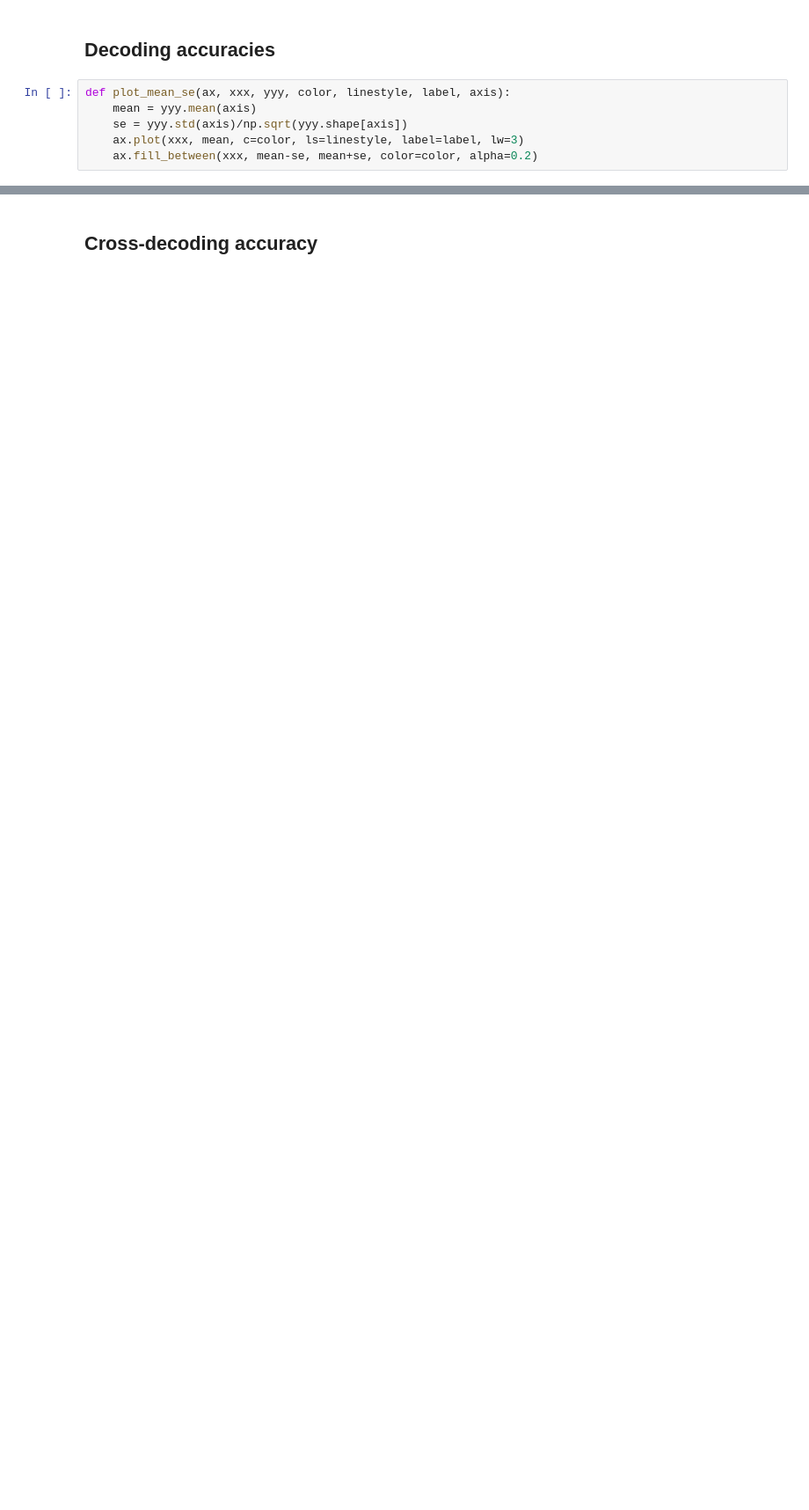
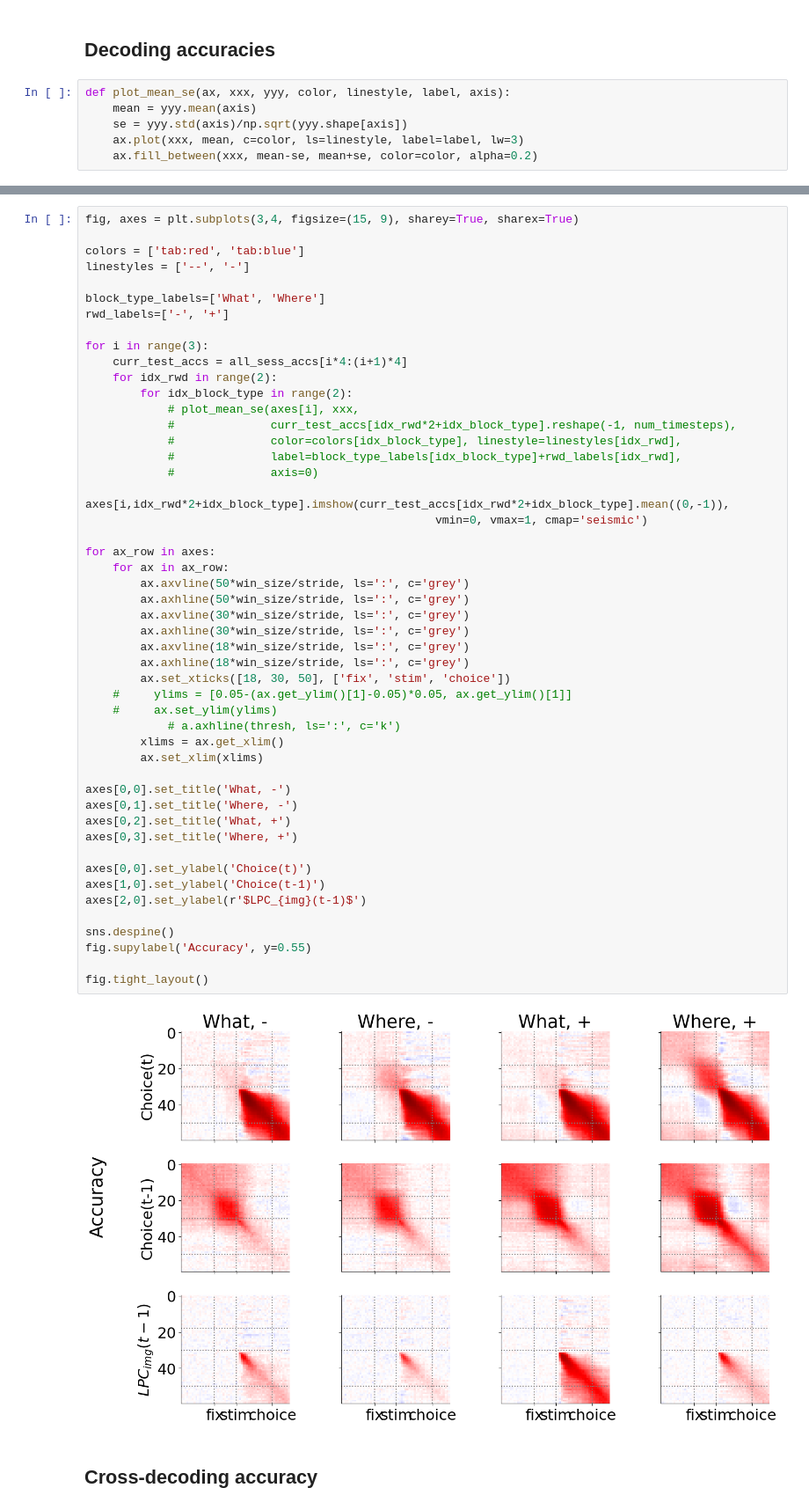
Before and after one commit to slenderham/what-where-task-analysis, a Jupyter notebook: decoding_analysis.ipynb, the cells around one changed output, grey strips where cells are left out. Shown at 88% size. Cells and saved outputs as stored; diff of their text form; blank space fills up the shorter version.

```diff
--- a/decoding_analysis.ipynb
+++ b/decoding_analysis.ipynb
@@ -97,3 +98,54 @@ fig.tight_layout()
+# %%
+fig, axes = plt.subplots(3,4, figsize=(15, 9), sharey=True, sharex=True)
+
+colors = ['tab:red', 'tab:blue']
+linestyles = ['--', '-']
+
+block_type_labels=['What', 'Where']
+rwd_labels=['-', '+']
+
+for i in range(3):
+    curr_test_accs = all_sess_accs[i*4:(i+1)*4]
+    for idx_rwd in range(2):
+        for idx_block_type in range(2):
+            # plot_mean_se(axes[i], xxx,
+            #              curr_test_accs[idx_rwd*2+idx_block_type].reshape(-1, num_timesteps),
+            #              color=colors[idx_block_type], linestyle=linestyles[idx_rwd],
+            #              label=block_type_labels[idx_block_type]+rwd_labels[idx_rwd],
+            #              axis=0)
+            axes[i,idx_rwd*2+idx_block_type].imshow(curr_test_accs[idx_rwd*2+idx_block_type].mean((0,-1)),
+                                                   vmin=0, vmax=1, cmap='seismic')
+
+for ax_row in axes:
+    for ax in ax_row:
+        ax.axvline(50*win_size/stride, ls=':', c='grey')
+        ax.axhline(50*win_size/stride, ls=':', c='grey')
+        ax.axvline(30*win_size/stride, ls=':', c='grey')
+        ax.axhline(30*win_size/stride, ls=':', c='grey')
+        ax.axvline(18*win_size/stride, ls=':', c='grey')
+        ax.axhline(18*win_size/stride, ls=':', c='grey')
+        ax.set_xticks([18, 30, 50], ['fix', 'stim', 'choice'])
+    #     ylims = [0.05-(ax.get_ylim()[1]-0.05)*0.05, ax.get_ylim()[1]]
+    #     ax.set_ylim(ylims)
+            # a.axhline(thresh, ls=':', c='k')
+        xlims = ax.get_xlim()
+        ax.set_xlim(xlims)
+
+axes[0,0].set_title('What, -')
+axes[0,1].set_title('Where, -')
+axes[0,2].set_title('What, +')
+axes[0,3].set_title('Where, +')
+
+axes[0,0].set_ylabel('Choice(t)')
+axes[1,0].set_ylabel('Choice(t-1)')
+axes[2,0].set_ylabel(r'$LPC_{img}(t-1)$')
+
+sns.despine()
+fig.supylabel('Accuracy', y=0.55)
+
+fig.tight_layout()
+# %% [output]
+[figure, added]
 # %% [markdown]
 ## Cross-decoding accuracy
 # %%
```
Also changed, not shown: parts of 3 cells of this notebook, 12 other files.
